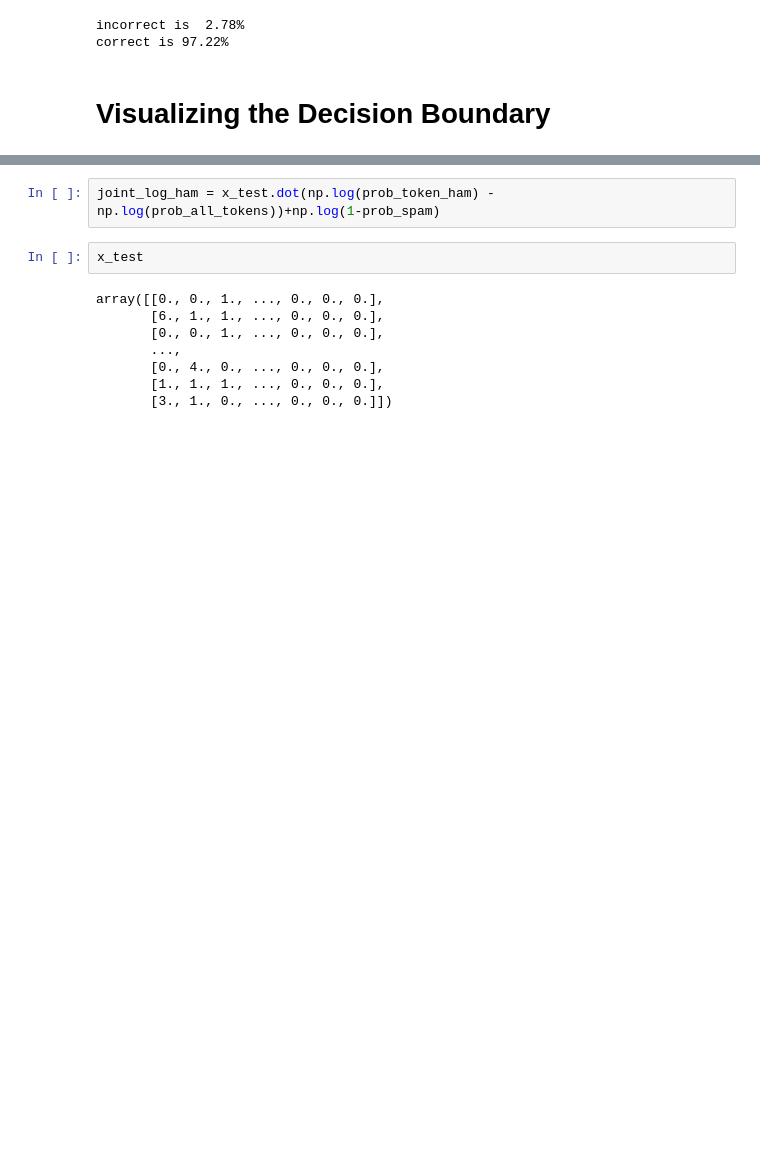
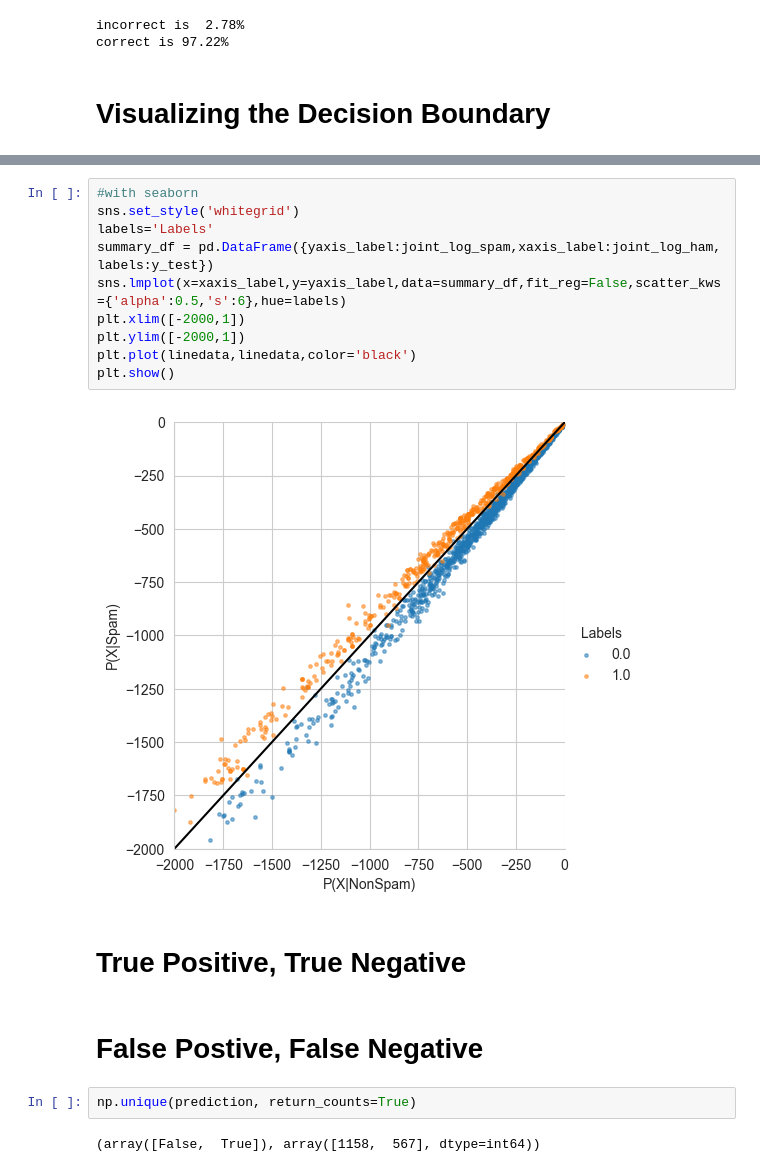
Before and after one commit to aaditya9803/Spam-Filter, a Jupyter notebook: 07 Bayes Classifier - Testing and Evaluation.ipynb, the cells around one changed output, grey strips where cells are left out. Cells and saved outputs as stored; diff of their text form; blank space fills up the shorter version.

```diff
--- a/07 Bayes Classifier - Testing and Evaluation.ipynb
+++ b/07 Bayes Classifier - Testing and Evaluation.ipynb
@@ -258,12 +237,20 @@ array([ -5.64950823,  -6.43390696,  -6.13197053, ..., -10.51839922,
-# %%
-joint_log_ham = x_test.dot(np.log(prob_token_ham) - np.log(prob_all_tokens))+np.log(1-prob_spam)
-# %%
-x_test
-# %% [output]
-array([[0., 0., 1., ..., 0., 0., 0.],
-       [6., 1., 1., ..., 0., 0., 0.],
-       [0., 0., 1., ..., 0., 0., 0.],
-       ...,
-       [0., 4., 0., ..., 0., 0., 0.],
-       [1., 1., 1., ..., 0., 0., 0.],
-       [3., 1., 0., ..., 0., 0., 0.]])
+# %%
+#with seaborn
+sns.set_style('whitegrid')
+labels='Labels'
+summary_df = pd.DataFrame({yaxis_label:joint_log_spam,xaxis_label:joint_log_ham, labels:y_test})
+sns.lmplot(x=xaxis_label,y=yaxis_label,data=summary_df,fit_reg=False,scatter_kws={'alpha':0.5,'s':6},hue=labels)
+plt.xlim([-2000,1])
+plt.ylim([-2000,1])
+plt.plot(linedata,linedata,color='black')
+plt.show()
+# %% [output]
+[figure, added]
+# %% [markdown]
+# True Positive, True Negative
+# %% [markdown]
+# False Postive, False Negative
+# %%
+np.unique(prediction, return_counts=True)
+# %% [output]
+(array([False,  True]), array([1158,  567], dtype=int64))
```
Also changed, not shown: parts of 18 cells of this notebook.
